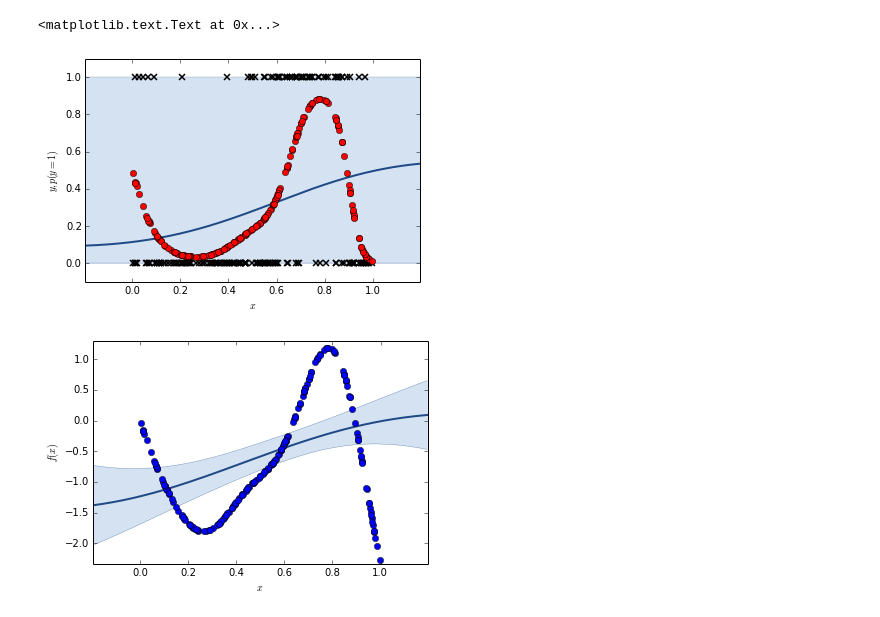
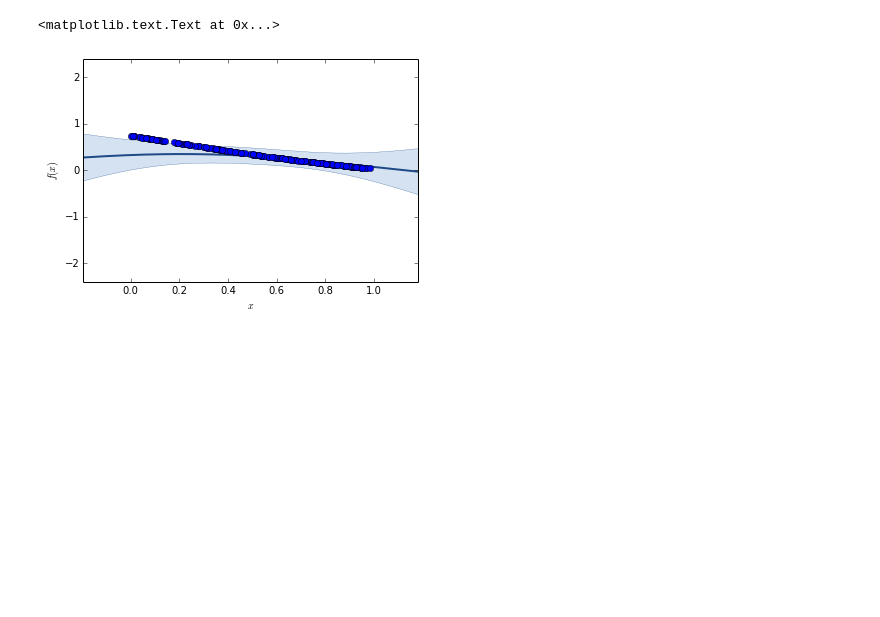
Before and after one commit to Vorte/Level5Project, a Jupyter notebook: notebooks/offsets/PredictThumbGP.ipynb, the cells around one changed output. Drawn from its saved outputs; the diff is of its cells as text; code cells hidden in the pictures; blank space fills up the shorter version.

```diff
--- a/notebooks/offsets/PredictThumbGP.ipynb
+++ b/notebooks/offsets/PredictThumbGP.ipynb
@@ -205,30 +182,35 @@ Optimization restart 10/10, f = -15.2550016805
 # %%
-k = GPy.kern.RBF(1, variance=7., lengthscale=0.2)
+import matplotlib.pyplot as plt
+%matplotlib inline
+
+k = GPy.kern.RBF(1)
 X = np.random.rand(200,1)
 
 f = np.random.multivariate_normal(np.zeros(200), k.K(X))
-lik = GPy.likelihoods.Bernoulli()
+lik = GPy.likelihoods.Gaussian()
 p = lik.gp_link.transf(f)
 
-Y = lik.samples(f).reshape(-1,1)
+Y = lik.samples(f)
+#Y = np.random.normal(loc=1.0)randint(0,3,200).reshape(-1,1)
+Y = np.array(map(lambda x: int(x), Y)).reshape(-1,1)
+#print Y
 
-# m = GPy.core.GP(X=X,
-#                 Y=Y,
-#                 kernel=k,
-#                 inference_method=GPy.inference.latent_function_inference.expectation_propagation.EP(),
-#                 likelihood=lik)
+m = GPy.core.GP(X=X,
+                Y=Y,
+                kernel=k,
+                inference_method=GPy.inference.latent_function_inference.Laplace(),
+                likelihood=lik)
 
-m = GPy.models.GPClassification(X,Y)
+#m = GPy.models.GPClassification(X,Y)
 
-m.plot()
-plt.plot(X, p, 'ro')
-plt.ylabel('$y, p(y=1)$');plt.xlabel('$x$')
+# m.plot()
+# plt.plot(X, p, 'ro')
+# plt.ylabel('$y, p(y=1)$');plt.xlabel('$x$')
 
 m.plot_f()
 plt.plot(X, f, 'bo')
 plt.ylabel('$f(x)$');plt.xlabel('$x$')
 # %% [output]
 <matplotlib.text.Text at 0x...>
-[figure, old version]
+[figure, new version]
-[figure, removed]
 # %%
```
Also changed, not shown: parts of 5 cells of this notebook, 1 other file.
